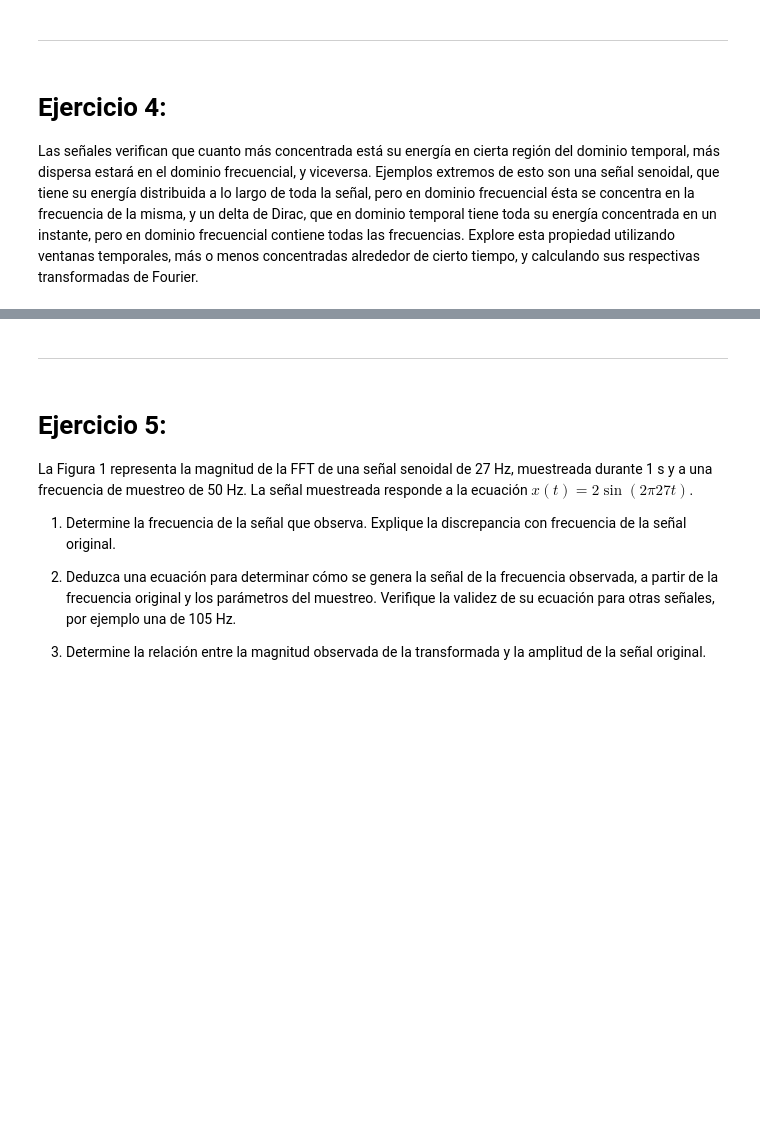
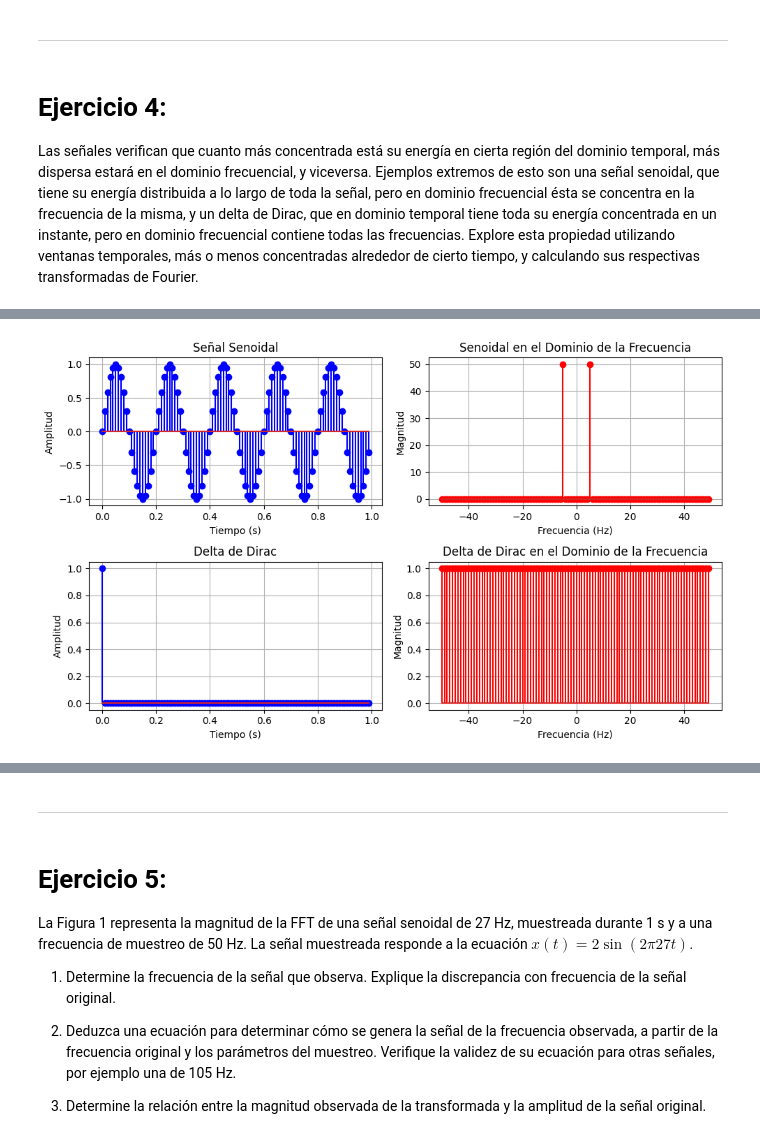
Before and after one commit to lucasgarcia2297/PDS, a Jupyter notebook: Guia4/Guia4.ipynb, the cells around one changed output, grey strips where cells are left out. Drawn from its saved outputs; the diff is of its cells as text; code cells hidden in the pictures; blank space fills up the shorter version.

```diff
--- a/Guia4/Guia4.ipynb
+++ b/Guia4/Guia4.ipynb
@@ -199,3 +199,98 @@ Verifique la propiedad de retardo temporal de la transformada discreta de Fourie
 Las señales verifican que cuanto más concentrada está su energía en cierta región del dominio temporal, más dispersa estará en el dominio frecuencial, y viceversa. Ejemplos extremos de esto son una señal senoidal, que tiene su energía distribuida a lo largo de toda la señal, pero en dominio frecuencial ésta se concentra en la frecuencia de la misma, y un delta de Dirac, que en dominio temporal tiene toda su energía concentrada en un instante, pero en dominio frecuencial contiene todas las frecuencias. Explore esta propiedad utilizando ventanas temporales, más o menos concentradas alrededor de cierto tiempo, y calculando sus respectivas transformadas de Fourier.
 # %%
 # Solución 4:
+tinicial = 0 # Tiempo inicial
+tfinal = 1.0 # Tiempo final
+fsS = 5 # Frecuencia de la señal
+fm = 100 # Frecuencia de muestreo
+phi = 0 # Fase de la señal
+A = 1 # Amplitud de la señal
+
+[t, y] = senoidal(tinicial, tfinal, fsS, fm, phi, A)
+delta_dirac = np.zeros(len(t)) # Inicializar delta de Dirac
+delta_dirac[0] = 1 # Asignar valor 1 al primer elemento
+
+fft_senoidal = np.fft.fft(y) #Transformada de Fourier de la Senoidal
+fft_dirac = np.fft.fft(delta_dirac) #Transformada de Fourier del delta de Dirac
+f = np.fft.fftfreq(len(t), d=1/fm) # Frecuencias correspondientes a la FFT
+fft_senoidal = np.abs(fft_senoidal) # Magnitud de la FFT de la Senoidal
+fft_dirac = np.abs(fft_dirac) # Magnitud de la FFT del delta de Dirac
+
+plt.figure(figsize=(10,6))
+plt.subplot(2, 2, 1)
+plt.stem(t, y, linefmt="blue", markerfmt="bo")
+plt.title('Señal Senoidal')
+plt.xlabel('Tiempo (s)')
+plt.ylabel('Amplitud')
+plt.grid()
+plt.subplot(2, 2, 3)
+plt.stem(t, delta_dirac, linefmt="blue", markerfmt="bo")
+plt.title('Delta de Dirac')
+plt.xlabel('Tiempo (s)')
+plt.ylabel('Amplitud')
+plt.grid()
+plt.subplot(2, 2, 2)
+plt.stem(f,fft_senoidal, linefmt="red", markerfmt="ro")
+plt.title('Senoidal en el Dominio de la Frecuencia')
+plt.xlabel('Frecuencia (Hz)')
+plt.ylabel('Magnitud')
+plt.grid()
+plt.subplot(2, 2, 4)
+plt.stem(f,fft_dirac, linefmt="red", markerfmt="ro")
+plt.title('Delta de Dirac en el Dominio de la Frecuencia')
+plt.xlabel('Frecuencia (Hz)')
+plt.ylabel('Magnitud')
+plt.grid()
+plt.tight_layout()
+#=============Ventana cuadrada======================
+import numpy as np
+import matplotlib.pyplot as plt
+
+# Parámetros
+tinicial=-0.2
+tfinal=0.2
+fm = 100
+t = np.arange(tinicial, tfinal, 1/fm)
+tamanio_ventana = len(t)
+n_fft = 2048
+print('n_fft',n_fft)
+
+# Ventanas disponibles con numpy
+ventanas = {
+    'Rectangular': np.ones(tamanio_ventana),
+    'Bartlett': np.bartlett(tamanio_ventana),
+    'Hanning': np.hanning(tamanio_ventana),
+    'Hamming': np.hamming(tamanio_ventana),
+    'Blackman': np.blackman(tamanio_ventana)
+}
+freq = np.fft.fftshift(np.fft.fftfreq(n_fft, d=1/fm)) # Centrar el eje de frecuencias
+
+# Figura
+num_ventanas = len(ventanas)
+fig, axes = plt.subplots(num_ventanas, 3, figsize=(15, 3 * num_ventanas))
+fig.subplots_adjust(hspace=0.4)
+
+# Procesar cada ventana
+for i, (name, ventana) in enumerate(ventanas.items()):
+    fft_window = np.fft.fftshift(np.fft.fft(ventana, n=n_fft))
+    magnitud = np.abs(fft_window)
+    magnitud_db = 20 * np.log10(magnitud + 1e-12)
+
+    axes[i, 0].plot(t, ventana, color='black')
+    axes[i, 0].set_title(f'{name}\nVentana temporal')
+
+    axes[i, 1].plot(freq, magnitud, color='blue')
+    axes[i, 1].set_title('Magnitud (lineal)')
+
+
+    axes[i, 2].plot(freq, magnitud_db, color='red')
+    axes[i, 2].set_title('Magnitud (dB)')
+
+    if i == num_ventanas - 1:
+        for j in range(3):
+            axes[i, j].set_xlabel('Frecuencia (normalizada)')
+    axes[i, 0].set_ylabel('Amplitud')
+
+plt.tight_layout()
+plt.show()
+# %% [output]
@@ -201,0 +298 @@ Las señales verifican que cuanto más concentrada está su energía en cierta r
+[figure, added]
```
Also changed, not shown: parts of 1 cell of this notebook.
